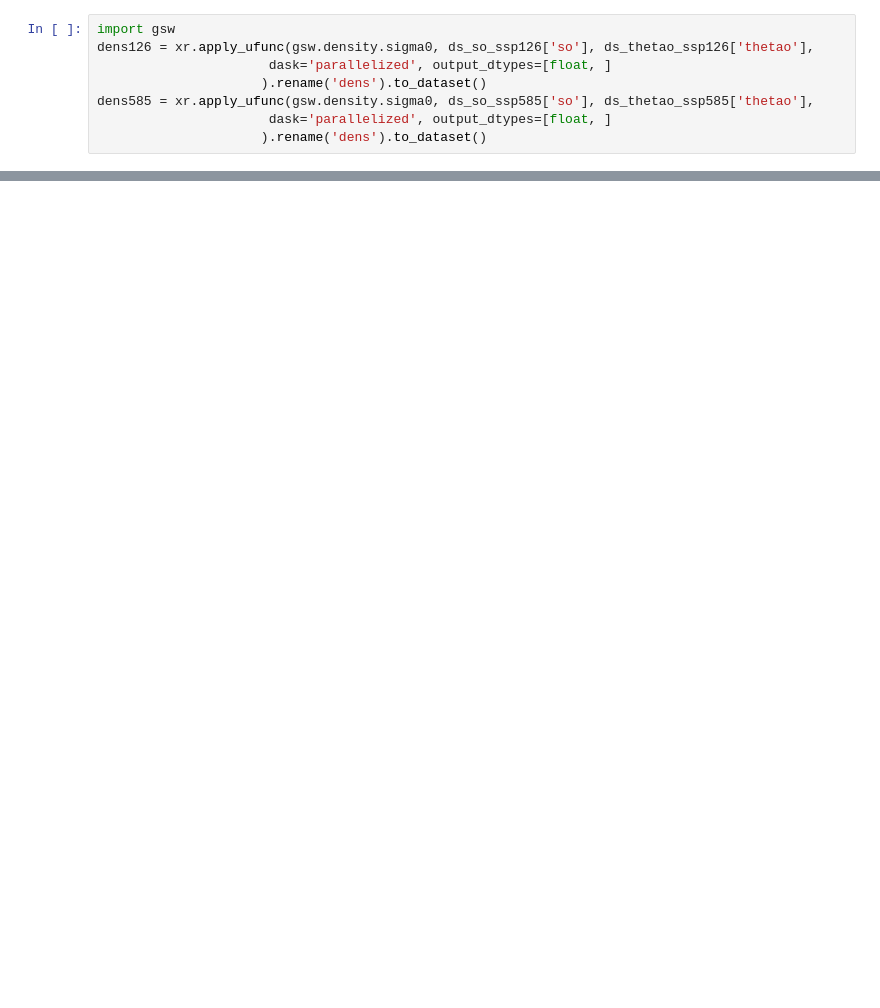
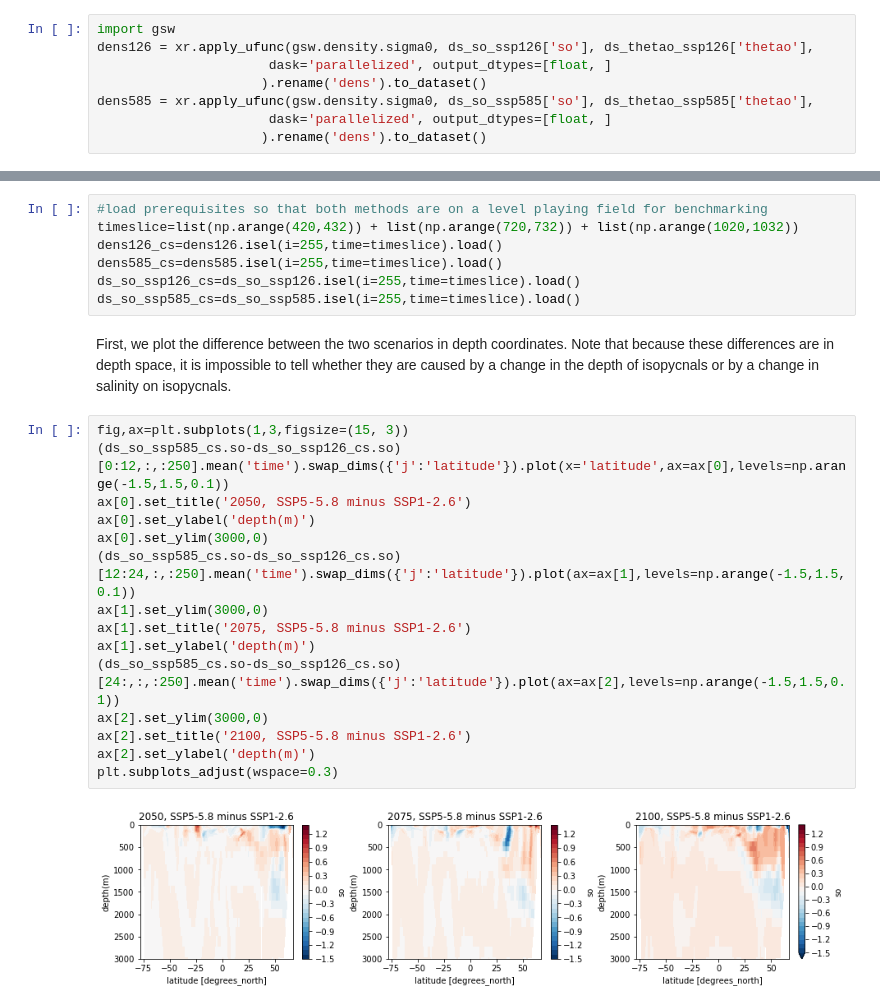
Before and after one commit to cspencerjones/vertical_regridding, a Jupyter notebook: xarrayutils_xlayers.ipynb, the cells around one changed output, grey strips where cells are left out. Drawn from its saved outputs; the diff is of its cells as text; blank space fills up the shorter version.

```diff
--- a/xarrayutils_xlayers.ipynb
+++ b/xarrayutils_xlayers.ipynb
@@ -226,0 +97,26 @@ plt.ylim(28,20)
+# %%
+#load prerequisites so that both methods are on a level playing field for benchmarking
+timeslice=list(np.arange(420,432)) + list(np.arange(720,732)) + list(np.arange(1020,1032))
+dens126_cs=dens126.isel(i=255,time=timeslice).load()
+dens585_cs=dens585.isel(i=255,time=timeslice).load()
+ds_so_ssp126_cs=ds_so_ssp126.isel(i=255,time=timeslice).load()
+ds_so_ssp585_cs=ds_so_ssp585.isel(i=255,time=timeslice).load()
+# %% [markdown]
+First, we plot the difference between the two scenarios in depth coordinates. Note that because these differences are in depth space, it is impossible to tell whether they are caused by a change in the depth of isopycnals or by a change in salinity on isopycnals.
+# %%
+fig,ax=plt.subplots(1,3,figsize=(15, 3))
+(ds_so_ssp585_cs.so-ds_so_ssp126_cs.so)[0:12,:,:250].mean('time').swap_dims({'j':'latitude'}).plot(x='latitude',ax=ax[0],levels=np.arange(-1.5,1.5,0.1))
+ax[0].set_title('2050, SSP5-5.8 minus SSP1-2.6')
+ax[0].set_ylabel('depth(m)')
+ax[0].set_ylim(3000,0)
+(ds_so_ssp585_cs.so-ds_so_ssp126_cs.so)[12:24,:,:250].mean('time').swap_dims({'j':'latitude'}).plot(ax=ax[1],levels=np.arange(-1.5,1.5,0.1))
+ax[1].set_ylim(3000,0)
+ax[1].set_title('2075, SSP5-5.8 minus SSP1-2.6')
+ax[1].set_ylabel('depth(m)')
+(ds_so_ssp585_cs.so-ds_so_ssp126_cs.so)[24:,:,:250].mean('time').swap_dims({'j':'latitude'}).plot(ax=ax[2],levels=np.arange(-1.5,1.5,0.1))
+ax[2].set_ylim(3000,0)
+ax[2].set_title('2100, SSP5-5.8 minus SSP1-2.6')
+ax[2].set_ylabel('depth(m)')
+plt.subplots_adjust(wspace=0.3)
+# %% [output]
+[figure, added]
```
Also changed, not shown: parts of 55 cells of this notebook, 1 other file.
